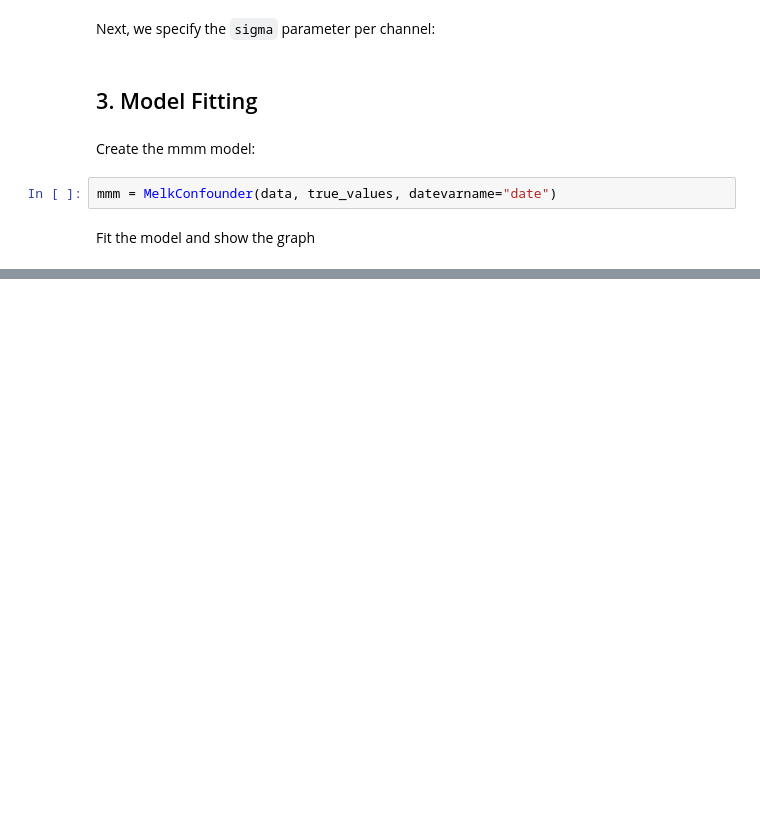
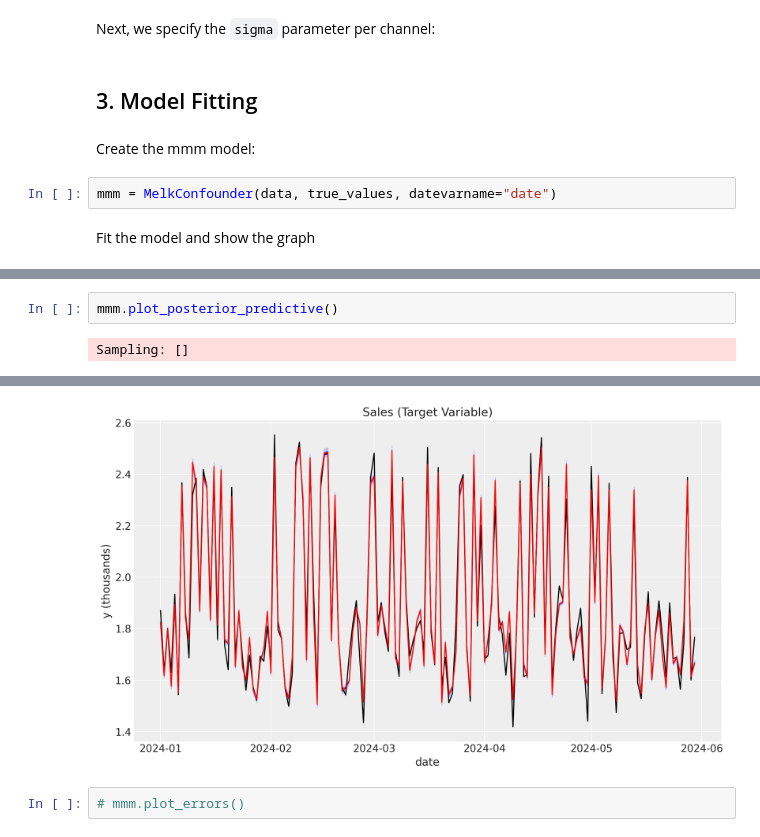
Before and after one commit to mkelk/mma_experiments, a Jupyter notebook: mmm/fbgoogle/03_mmm_example.ipynb, the cells around one changed output, grey strips where cells are left out. Drawn from its saved outputs; the diff is of its cells as text; blank space fills up the shorter version.

```diff
--- a/mmm/fbgoogle/03_mmm_example.ipynb
+++ b/mmm/fbgoogle/03_mmm_example.ipynb
@@ -323,0 +334,4 @@ array([<Axes: title={'center': '94.0% HDI'}>], dtype=object)
+# %%
+mmm.plot_posterior_predictive()
+# %% [output]
+Sampling: []
@@ -323,0 +341,3 @@ array([<Axes: title={'center': '94.0% HDI'}>], dtype=object)
+[figure, added]
+# %%
+# mmm.plot_errors()
```
Also changed, not shown: parts of 18 cells of this notebook, 1 other file.
